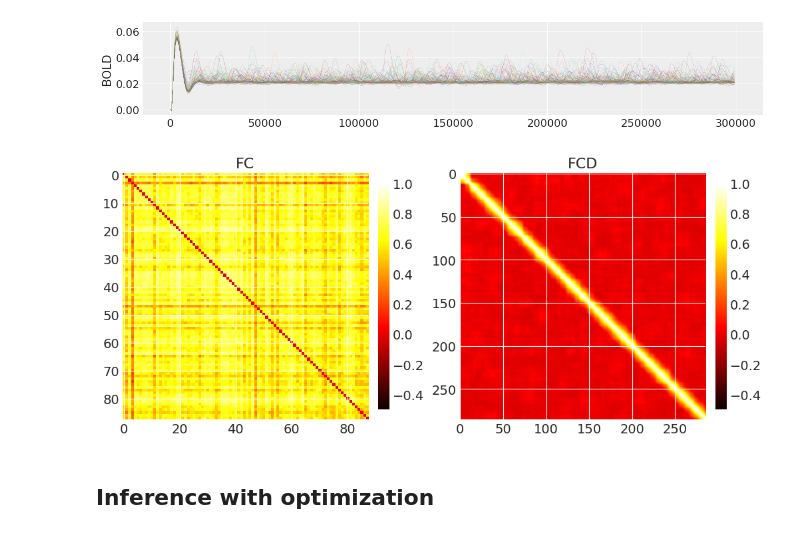
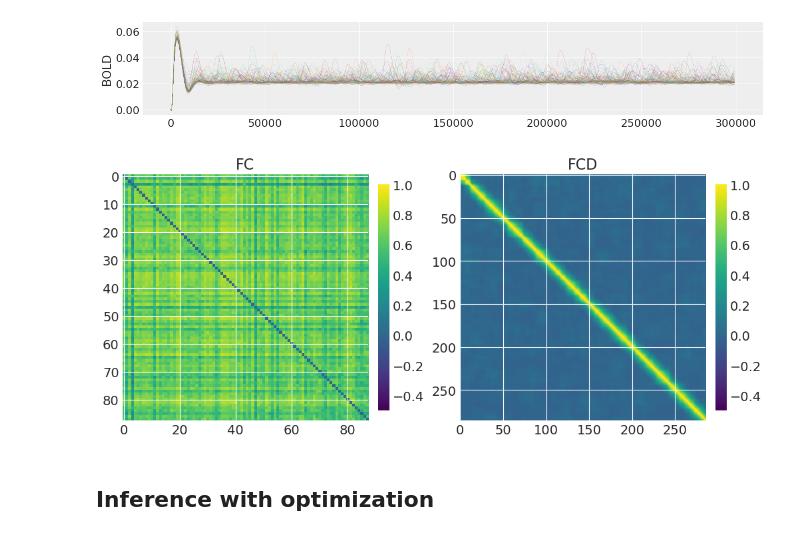
Before and after one commit to monicapaoletti/GSoC_T3.3_inference, a Jupyter notebook: scripts/notebooks/mpr_jax_inference.ipynb, the cells around one changed output. Cells and saved outputs as stored; diff of their text form; code cells hidden in the pictures.

```diff
--- a/scripts/notebooks/mpr_jax_inference.ipynb
+++ b/scripts/notebooks/mpr_jax_inference.ipynb
@@ -136,22 +135,22 @@ maxNwindows = 200
 olap = 0.94
 # %%
 bold_d_obs_T = bold_d_obs.T
-FC_obs = FCD_jax.get_fc(bold_d_obs_T)
-FCD_obs, FCvec, _ = FCD_jax.extract_FCD(bold_d_obs_T, wwidth=wwidth, maxNwindows=maxNwindows, olap=olap)
+FC_obs = get_fc(bold_d_obs_T)
+FCD_obs, FCvec, _ = extract_FCD(bold_d_obs_T, wwidth=wwidth, maxNwindows=maxNwindows, olap=olap)
 # %%
 fig, axes = plt.subplots(1, 2, figsize=(10, 5), constrained_layout=True)
 
 matrices = [FC_obs, FCD_obs]
 titles = ["FC", "FCD"]
 
 for ax, mat, title in zip(axes, matrices, titles):
-    im = ax.imshow(mat, vmin=-0.5, vmax=1, cmap='hot')
+    im = ax.imshow(mat, vmin=-0.5, vmax=1, cmap='viridis')
     ax.set_title(title)
     fig.colorbar(im, ax=ax, fraction=0.046, pad=0.04)
 #plt.tight_layout()
 plt.show()
 # %% [output]
-[figure, old version]
+[figure, new version]
 # %% [markdown]
 ## Inference with optimization
 # %% [markdown]
```
Also changed, not shown: parts of 9 cells of this notebook, 1 other file.
